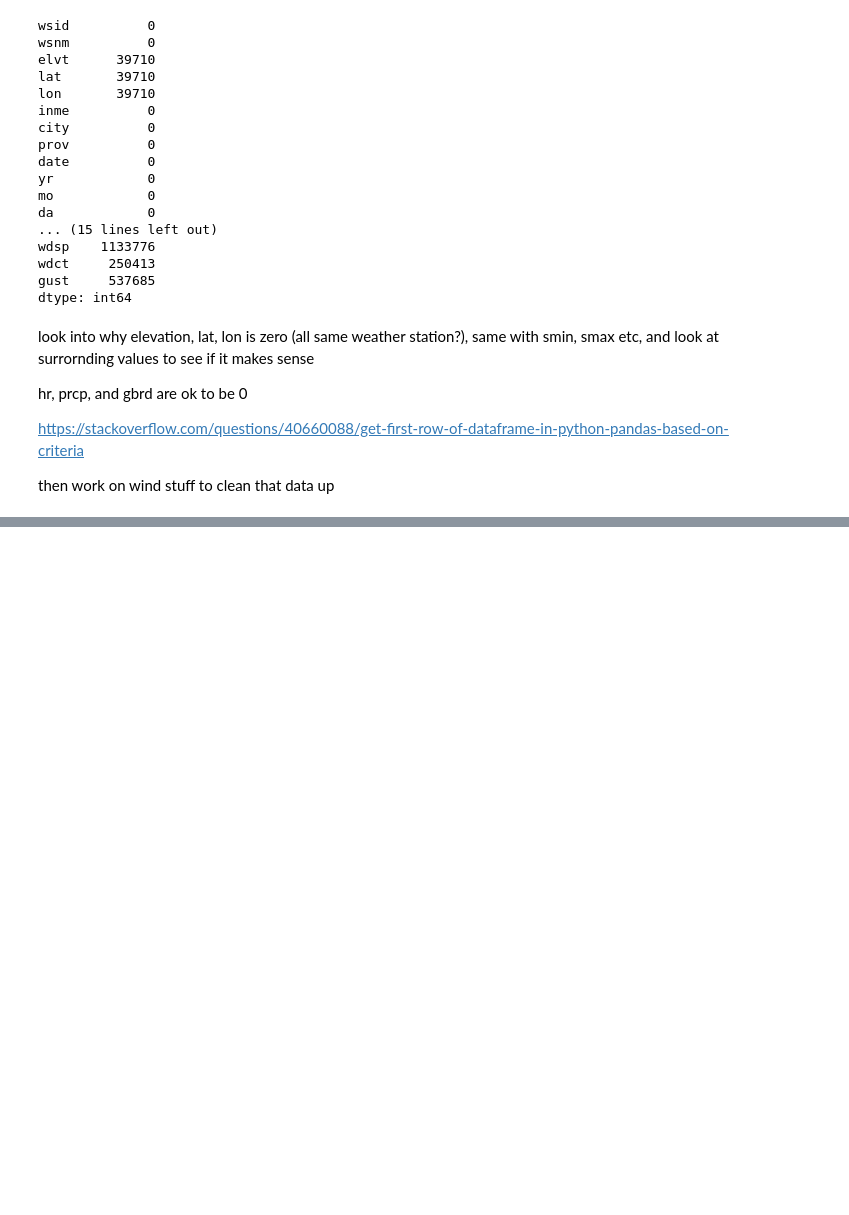
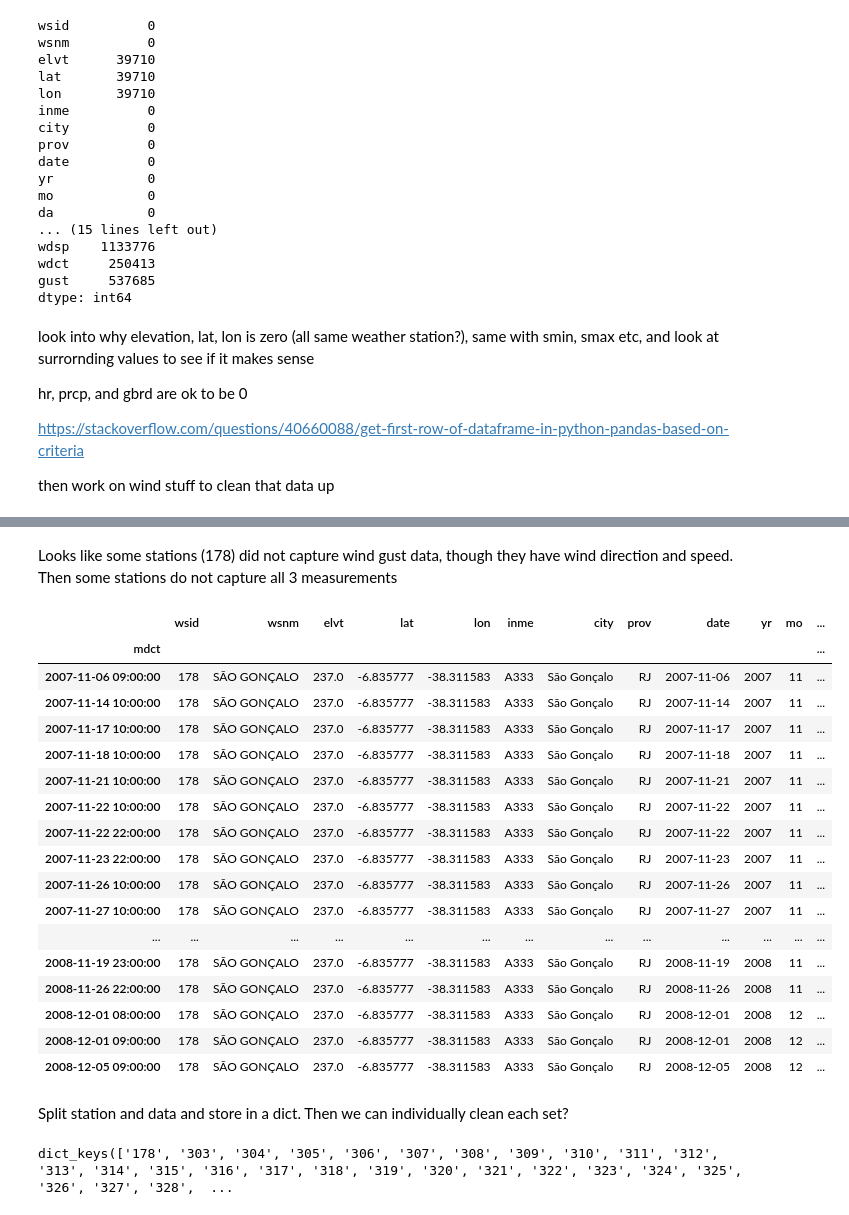
Before and after one commit to sanjayr1/Data_Tools_Brazil_Weather, a Jupyter notebook: Data_cleanup.ipynb, the cells around one changed output, grey strips where cells are left out. Cells and saved outputs as stored; diff of their text form; code cells hidden in the pictures; blank space fills up the shorter version.

```diff
--- a/Data_cleanup.ipynb
+++ b/Data_cleanup.ipynb
@@ -176,0 +286,25 @@ df.to_hdf('cleaning_up_df.hdf','mydata',mode='w')
+# %% [markdown]
+Looks like some stations (178) did not capture wind gust data, though they have wind direction and speed. Then some stations do not capture all 3 measurements
+# %%
+df[df.gust == 0].head(300)
+# %% [output]
+|  | wsid | wsnm | elvt | lat | lon | inme | city | prov | date | yr | mo | ... |
+| mdct |  |  |  |  |  |  |  |  |  |  |  | ... |
+| 2007-11-06 09:00:00 | 178 | SÃO GONÇALO | 237.0 | -6.835777 | -38.311583 | A333 | São Gonçalo | RJ | 2007-11-06 | 2007 | 11 | ... |
+| 2007-11-14 10:00:00 | 178 | SÃO GONÇALO | 237.0 | -6.835777 | -38.311583 | A333 | São Gonçalo | RJ | 2007-11-14 | 2007 | 11 | ... |
+| 2007-11-17 10:00:00 | 178 | SÃO GONÇALO | 237.0 | -6.835777 | -38.311583 | A333 | São Gonçalo | RJ | 2007-11-17 | 2007 | 11 | ... |
+| 2007-11-18 10:00:00 | 178 | SÃO GONÇALO | 237.0 | -6.835777 | -38.311583 | A333 | São Gonçalo | RJ | 2007-11-18 | 2007 | 11 | ... |
+| 2007-11-21 10:00:00 | 178 | SÃO GONÇALO | 237.0 | -6.835777 | -38.311583 | A333 | São Gonçalo | RJ | 2007-11-21 | 2007 | 11 | ... |
+| 2007-11-22 10:00:00 | 178 | SÃO GONÇALO | 237.0 | -6.835777 | -38.311583 | A333 | São Gonçalo | RJ | 2007-11-22 | 2007 | 11 | ... |
+| 2007-11-22 22:00:00 | 178 | SÃO GONÇALO | 237.0 | -6.835777 | -38.311583 | A333 | São Gonçalo | RJ | 2007-11-22 | 2007 | 11 | ... |
+| 2007-11-23 22:00:00 | 178 | SÃO GONÇALO | 237.0 | -6.835777 | -38.311583 | A333 | São Gonçalo | RJ | 2007-11-23 | 2007 | 11 | ... |
+| 2007-11-26 10:00:00 | 178 | SÃO GONÇALO | 237.0 | -6.835777 | -38.311583 | A333 | São Gonçalo | RJ | 2007-11-26 | 2007 | 11 | ... |
+| 2007-11-27 10:00:00 | 178 | SÃO GONÇALO | 237.0 | -6.835777 | -38.311583 | A333 | São Gonçalo | RJ | 2007-11-27 | 2007 | 11 | ... |
+| ... | ... | ... | ... | ... | ... | ... | ... | ... | ... | ... | ... | ... |
+| 2008-11-19 23:00:00 | 178 | SÃO GONÇALO | 237.0 | -6.835777 | -38.311583 | A333 | São Gonçalo | RJ | 2008-11-19 | 2008 | 11 | ... |
+| 2008-11-26 22:00:00 | 178 | SÃO GONÇALO | 237.0 | -6.835777 | -38.311583 | A333 | São Gonçalo | RJ | 2008-11-26 | 2008 | 11 | ... |
+| 2008-12-01 08:00:00 | 178 | SÃO GONÇALO | 237.0 | -6.835777 | -38.311583 | A333 | São Gonçalo | RJ | 2008-12-01 | 2008 | 12 | ... |
+| 2008-12-01 09:00:00 | 178 | SÃO GONÇALO | 237.0 | -6.835777 | -38.311583 | A333 | São Gonçalo | RJ | 2008-12-01 | 2008 | 12 | ... |
+| 2008-12-05 09:00:00 | 178 | SÃO GONÇALO | 237.0 | -6.835777 | -38.311583 | A333 | São Gonçalo | RJ | 2008-12-05 | 2008 | 12 | ... |
+# %% [markdown]
+Split station and data and store in a dict. Then we can individually clean each set?
@@ -176,0 +317,4 @@ df.to_hdf('cleaning_up_df.hdf','mydata',mode='w')
+# %%
+individual_stations.keys()
+# %% [output]
+dict_keys(['178', '303', '304', '305', '306', '307', '308', '309', '310', '311', '312', '313', '314', '315', '316', '317', '318', '319', '320', '321', '322', '323', '324', '325', '326', '327', '328',  ...
```
Also changed, not shown: parts of 21 cells of this notebook.
